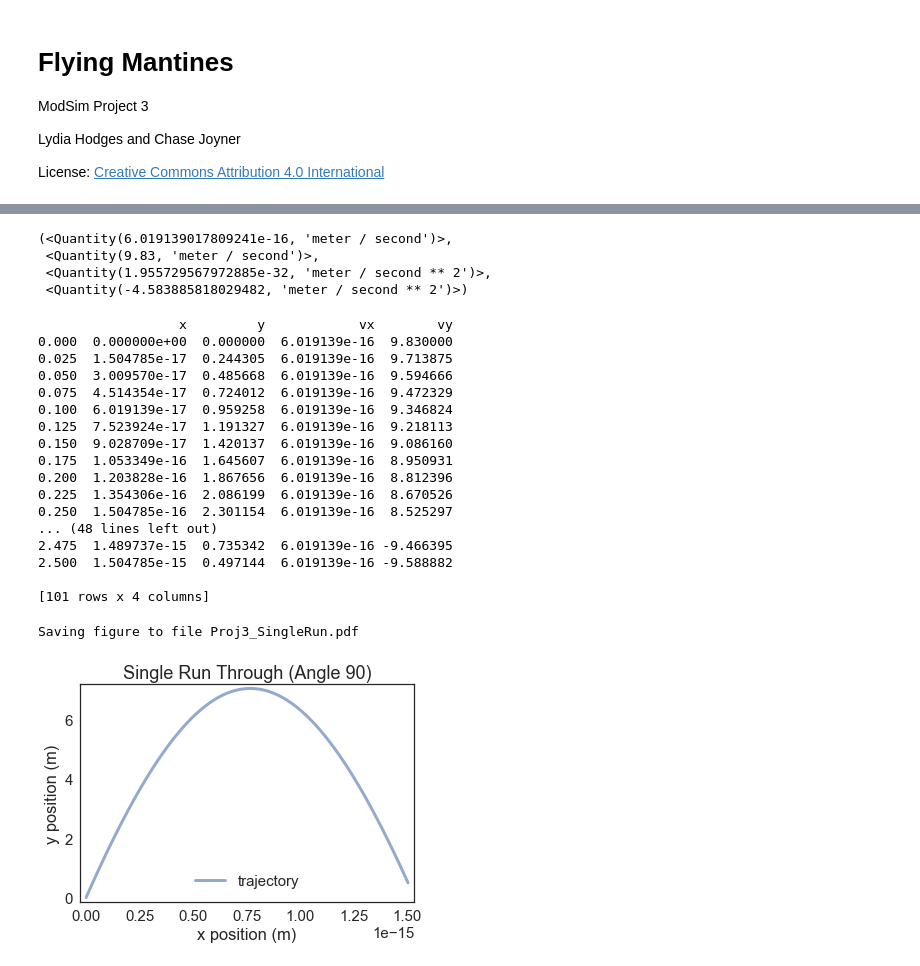
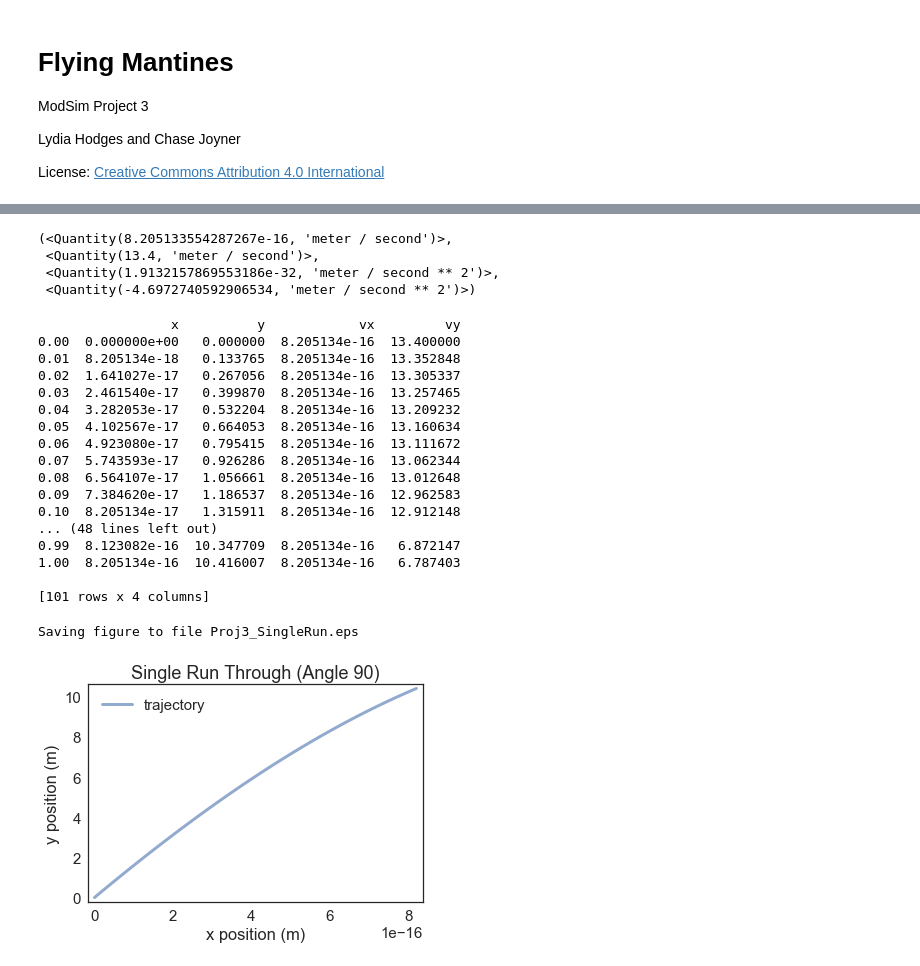
Before and after one commit to draconian9908/ModSimProj3, a Jupyter notebook: Flying_Mantines.ipynb, the cells around one changed output, grey strips where cells are left out. Saved outputs shown, nothing was run; the diff lists cells and outputs as text; code cells hidden in the pictures.

```diff
--- a/Flying_Mantines.ipynb
+++ b/Flying_Mantines.ipynb
@@ -22,15 +22,15 @@ angle = 90 * degree
 condition_m = Condition(x = 0 * m,
                       y = 0 * m,
                       g = 9.8 * m/s**2,
-                      diameter = 6.7 * m,
-                      mass = 1350 * kg,
+                      diameter = 0.75 * m,   #6.7 * m,
+                      mass = 214 * kg,   #1350 * kg,
                       rho = 1.2 * kg/m**3,
                       angle = angle,
                       den = 1000 * kg/m**3,
                       C_d = 1.28 * np.sin(np.deg2rad(angle)),
                       C_l = 2 * np.pi * np.deg2rad(angle),
-                      wing_area = 14.14 * m**2,
-                      velocity = 9.83 * m / s,
+                      wing_area = 1.18 * m**2,   #14.14 * m**2,
+                      velocity = 13.4 * m / s,   #9.83 * m / s,
                       bh = 4.9 * m,
-                      duration = 2.5 * s)
-angle_array = linrange(60, 90, 1)
+                      duration = 1 * s)
+angle_array = linrange(45, 90, 1)
@@ -134,43 +82,43 @@ def slope_func_m(state, t, system):
 # %%
 slope_func_m(system.init, 0, system)
 # %% [output]
-(<Quantity(6.019139017809241e-16, 'meter / second')>,
- <Quantity(9.83, 'meter / second')>,
- <Quantity(1.955729567972885e-32, 'meter / second ** 2')>,
- <Quantity(-4.583885818029482, 'meter / second ** 2')>)
+(<Quantity(8.205133554287267e-16, 'meter / second')>,
+ <Quantity(13.4, 'meter / second')>,
+ <Quantity(1.9132157869553186e-32, 'meter / second ** 2')>,
+ <Quantity(-4.6972740592906534, 'meter / second ** 2')>)
 # %%
 run_odeint(system, slope_func_m)
 print(system.results)
 # %% [output]
-                  x         y            vx        vy
-0.000  0.000000e+00  0.000000  6.019139e-16  9.830000
-0.025  1.504785e-17  0.244305  6.019139e-16  9.713875
-0.050  3.009570e-17  0.485668  6.019139e-16  9.594666
-0.075  4.514354e-17  0.724012  6.019139e-16  9.472329
-0.100  6.019139e-17  0.959258  6.019139e-16  9.346824
-0.125  7.523924e-17  1.191327  6.019139e-16  9.218113
-0.150  9.028709e-17  1.420137  6.019139e-16  9.086160
-0.175  1.053349e-16  1.645607  6.019139e-16  8.950931
-0.200  1.203828e-16  1.867656  6.019139e-16  8.812396
-0.225  1.354306e-16  2.086199  6.019139e-16  8.670526
-0.250  1.504785e-16  2.301154  6.019139e-16  8.525297
+                 x          y            vx         vy
+0.00  0.000000e+00   0.000000  8.205134e-16  13.400000
+0.01  8.205134e-18   0.133765  8.205134e-16  13.352848
+0.02  1.641027e-17   0.267056  8.205134e-16  13.305337
+0.03  2.461540e-17   0.399870  8.205134e-16  13.257465
+0.04  3.282053e-17   0.532204  8.205134e-16  13.209232
+0.05  4.102567e-17   0.664053  8.205134e-16  13.160634
+0.06  4.923080e-17   0.795415  8.205134e-16  13.111672
+0.07  5.743593e-17   0.926286  8.205134e-16  13.062344
+0.08  6.564107e-17   1.056661  8.205134e-16  13.012648
+0.09  7.384620e-17   1.186537  8.205134e-16  12.962583
+0.10  8.205134e-17   1.315911  8.205134e-16  12.912148
 ... (48 lines left out)
-2.475  1.489737e-15  0.735342  6.019139e-16 -9.466395
-2.500  1.504785e-15  0.497144  6.019139e-16 -9.588882
+0.99  8.123082e-16  10.347709  8.205134e-16   6.872147
+1.00  8.205134e-16  10.416007  8.205134e-16   6.787403
 
 [101 rows x 4 columns]
 # %%
 xs = system.results.x
 ys = system.results.y
 newfig()
 plot(xs, ys, label='trajectory')
 decorate(xlabel='x position (m)',
          ylabel='y position (m)',
         title='Single Run Through (Angle 90)')
-savefig('Proj3_SingleRun.pdf')
+savefig('Proj3_SingleRun.eps', bbox_inches='tight')
 # %% [output]
-Saving figure to file Proj3_SingleRun.pdf
+Saving figure to file Proj3_SingleRun.eps
-[figure, old version]
+[figure, new version]
 # %%
 def sweep_param(angle_array, system):
     newfig()
```
Also changed, not shown: parts of 13 cells of this notebook, 7 other files.
